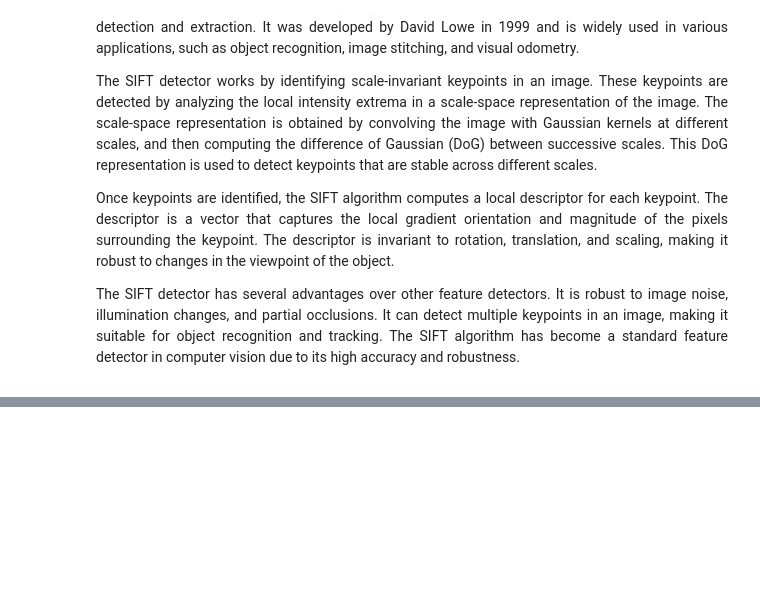
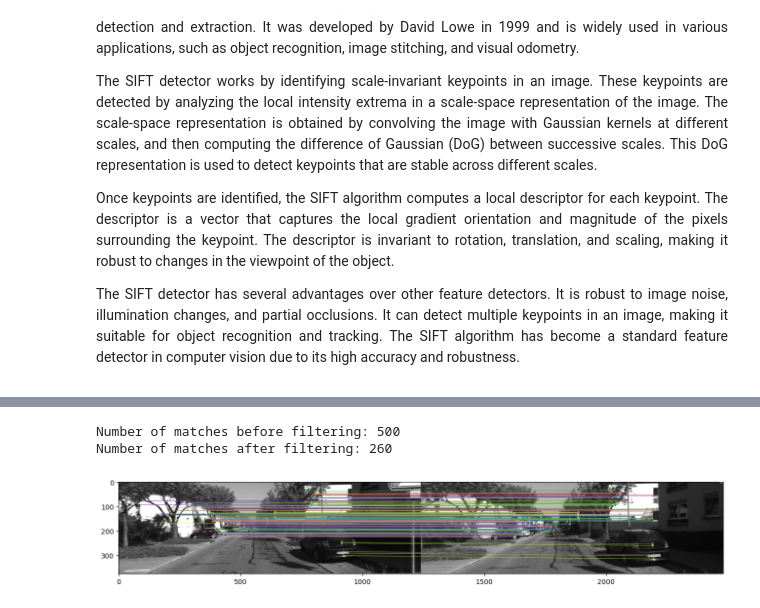
Before and after one commit to Ayushman-Choudhuri/Stereo_Visual_Odometry, a Jupyter notebook: Stereo Visual Odometry.ipynb, the cells around one changed output, grey strips where cells are left out. Cells and saved outputs as stored; diff of their text form; code cells hidden in the pictures; blank space fills up the shorter version.

```diff
--- a/Stereo Visual Odometry.ipynb
+++ b/Stereo Visual Odometry.ipynb
@@ -599,0 +609,17 @@ def match_features(des1 , des2 , matching = 'BF' , detector = 'sift' , sort = Tr
+# %%
+#Check orb features
+image_left = sensor_data.first_image_left
+image_right = sensor_data.first_image_right
+image_plus1 = sensor_data.second_image_left
+
+kp0, des0 = extract_features(image_left, 'orb')
+kp1, des1 = extract_features(image_plus1, 'orb')
+matches = match_features(des0, des1, matching='BF', detector='orb', sort=True)
+print('Number of matches before filtering:', len(matches))
+matches = filter_matches_distance(matches, 0.8)
+print('Number of matches after filtering:', len(matches))
+visualize_matches(image_left, kp0, image_plus1, kp1, matches)
+# %% [output]
+Number of matches before filtering: 500
+Number of matches after filtering: 260
+[figure, added]
```
Also changed, not shown: parts of 15 cells of this notebook.
